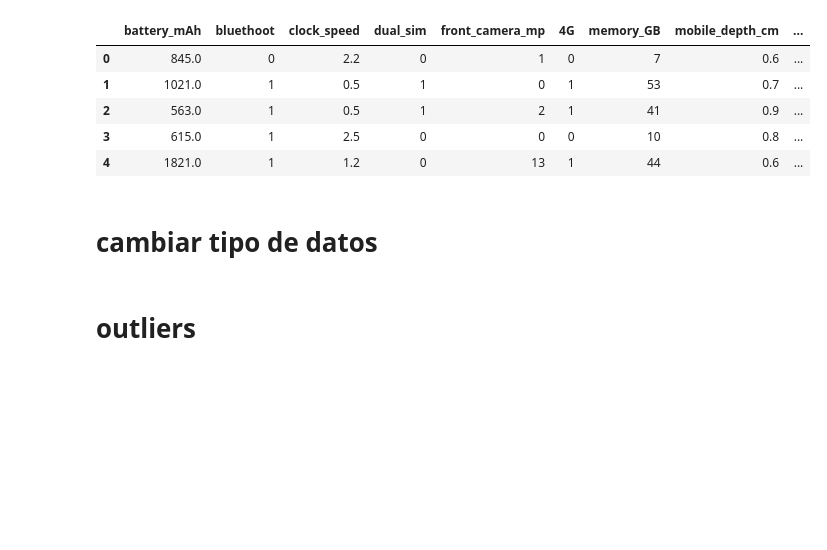
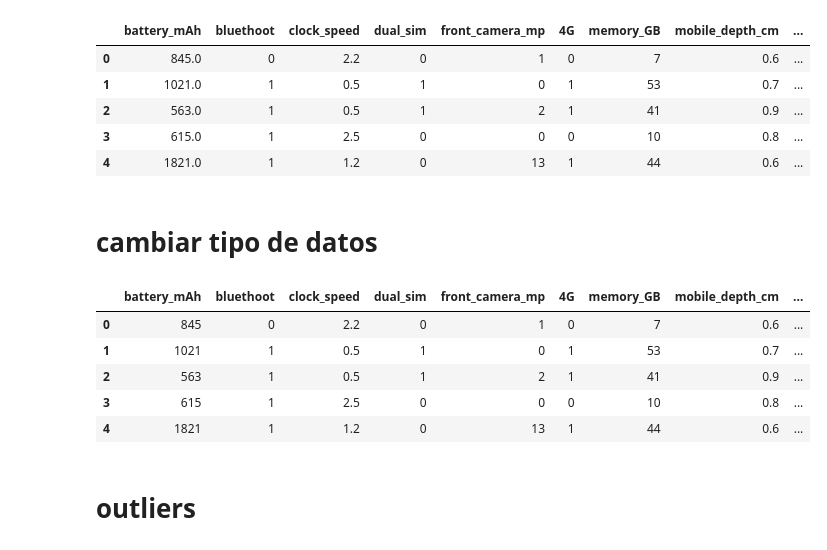
Before and after one commit to rockysaimon/data_celaning, a Jupyter notebook: mineria_de_datos.ipynb, the cells around one changed output. Cells and saved outputs as stored; diff of their text form; code cells hidden in the pictures; blank space fills up the shorter version.

```diff
--- a/mineria_de_datos.ipynb
+++ b/mineria_de_datos.ipynb
@@ -254,7 +254,15 @@ df_nonull.head()
 # cambiar tipo de datos
 # %%
 columnas_cambiar=["battery_mAh","processor_cores","pixel_resolution_h","pixel_resolution_w"]
-df_non
+df[columnas_cambiar]=df[columnas_cambiar].astype(int)
+df.head()
+# %% [output]
+|  | battery_mAh | bluethoot | clock_speed | dual_sim | front_camera_mp | 4G | memory_GB | mobile_depth_cm | ... |
+| 0 | 845 | 0 | 2.2 | 0 | 1 | 0 | 7 | 0.6 | ... |
+| 1 | 1021 | 1 | 0.5 | 1 | 0 | 1 | 53 | 0.7 | ... |
+| 2 | 563 | 1 | 0.5 | 1 | 2 | 1 | 41 | 0.9 | ... |
+| 3 | 615 | 1 | 2.5 | 0 | 0 | 0 | 10 | 0.8 | ... |
+| 4 | 1821 | 1 | 1.2 | 0 | 13 | 1 | 44 | 0.6 | ... |
 # %% [markdown]
 # outliers
 # %%
```
Also changed, not shown: parts of 10 cells of this notebook.
